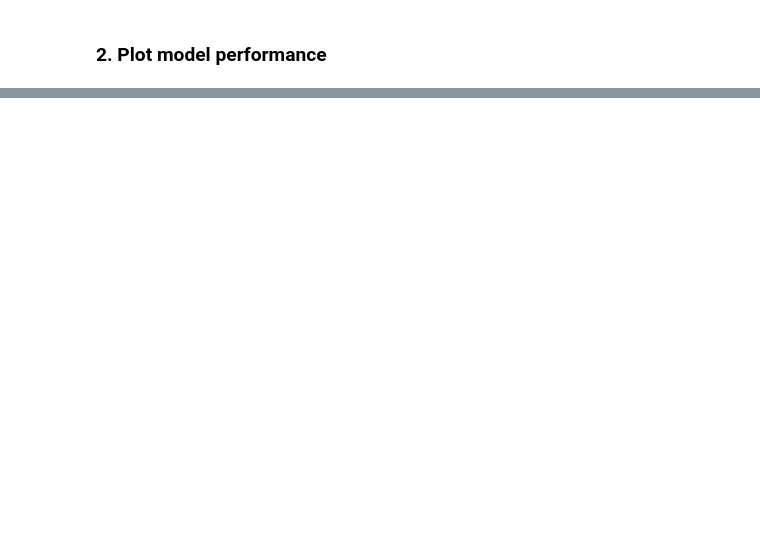
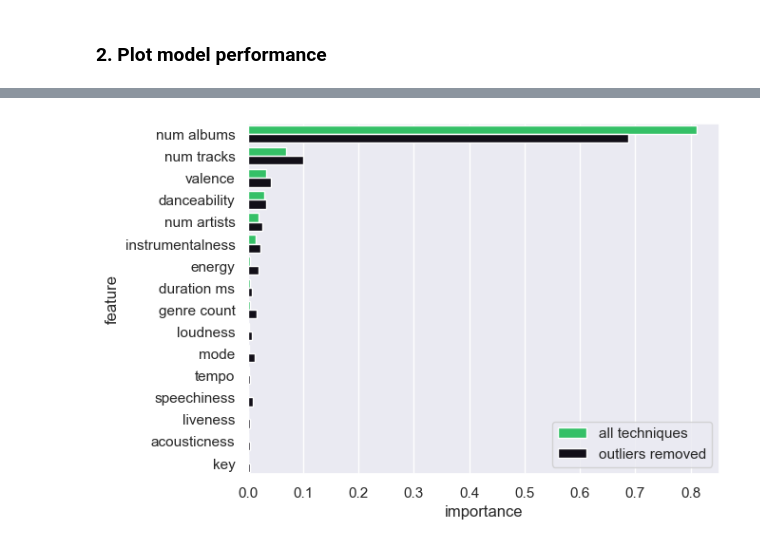
Before and after one commit to Bindila-Bogdan/Decoding-Playlist-Success, a Jupyter notebook: notebooks/results_analysis.ipynb, the cells around one changed output, grey strips where cells are left out. Drawn from its saved outputs; the diff is of its cells as text; code cells hidden in the pictures; blank space fills up the shorter version.

```diff
--- a/notebooks/results_analysis.ipynb
+++ b/notebooks/results_analysis.ipynb
@@ -111,0 +135,22 @@ plt.savefig(STORAGE_PATH, dpi=300)
+# %%
+feature_importance_all_techniques = {'acousticness': 0.0007571308908343522, 'danceability': 0.03062966033584552, 'duration_ms': 0.0035775191374029314, 'energy': 0.004567156164646529, 'instrumentalness': 0.013996262205825238, 'key': 0.00030724351401284836, 'liveness': 0.0008214262984746453, 'loudness': 0.003128874786113335, 'mode': 0.002825093507861581, 'speechiness': 0.0012990842992958833, 'tempo': 0.0018991802034472845, 'valence': 0.032446929658785165, 'num_tracks': 0.06953476821913325, 'num_artists': 0.019794779049240558, 'num_albums': 0.8110697651149328, 'genre_count': 0.0033451266141478735}
+feature_importance_wo_outliers = {'acousticness': 0.0037937888991971687, 'danceability': 0.03380967476202414, 'duration_ms': 0.0071627478739023955, 'energy': 0.019667227631242398, 'instrumentalness': 0.02232528233745878, 'key': 0.0036140665555530888, 'liveness': 0.0044477631058798695, 'loudness': 0.00720661690850637, 'mode': 0.01281147944337372, 'speechiness': 0.009787948291082147, 'tempo': 0.003565732569310541, 'valence': 0.04174366249304896, 'num_tracks': 0.10021138954931445, 'num_artists': 0.025585186503796466, 'num_albums': 0.6875910515883179, 'genre_count': 0.016676381487991644}
+
+feature_importance = {}
+
+for feature in feature_importance_all_techniques.keys():
+    feature_importance[feature] = [feature_importance_all_techniques[feature], feature_importance_wo_outliers[feature]]
+
+feature_importance = {
+    k: v
+    for k, v in sorted(
+        feature_importance.items(), key=lambda x: x[1][0], reverse=True
+    )
+}
+# %%
+feature_importance_df = pd.DataFrame(feature_importance).T.reset_index().rename({"index": "feature", 0: "all techniques", 1: "outliers removed"}, axis=1)
+features = feature_importance_df["feature"].tolist()
+feature_importance_df = feature_importance_df[["all techniques", "outliers removed"]].melt().rename({"value": "importance", "variable": "experiment type"}, axis=1)
+feature_importance_df["feature"] = features * 2
+feature_importance_df["feature"] = feature_importance_df["feature"].map(lambda x: x.replace("_", " "))
+feature_importance_df
@@ -111,0 +175,14 @@ plt.savefig(STORAGE_PATH, dpi=300)
+# %%
+sns.barplot(
+    data=feature_importance_df,
+    y="feature",
+    x="importance",
+    hue="experiment type",
+    palette=["#1ED760", "#120D1A"],
+    width=0.8
+)
+plt.legend(loc='lower right')
+plt.savefig(STORAGE_PATH + "feature_importance.png", dpi=300, bbox_inches="tight")
+plt.show()
+# %% [output]
+[figure, added]
```
Also changed, not shown: parts of 13 cells of this notebook, 5 other files.
